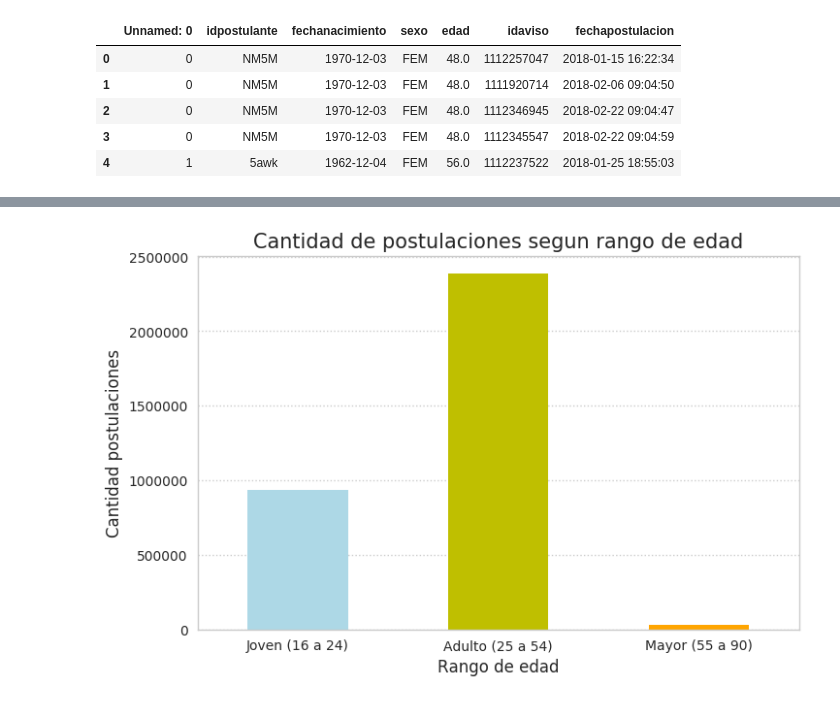
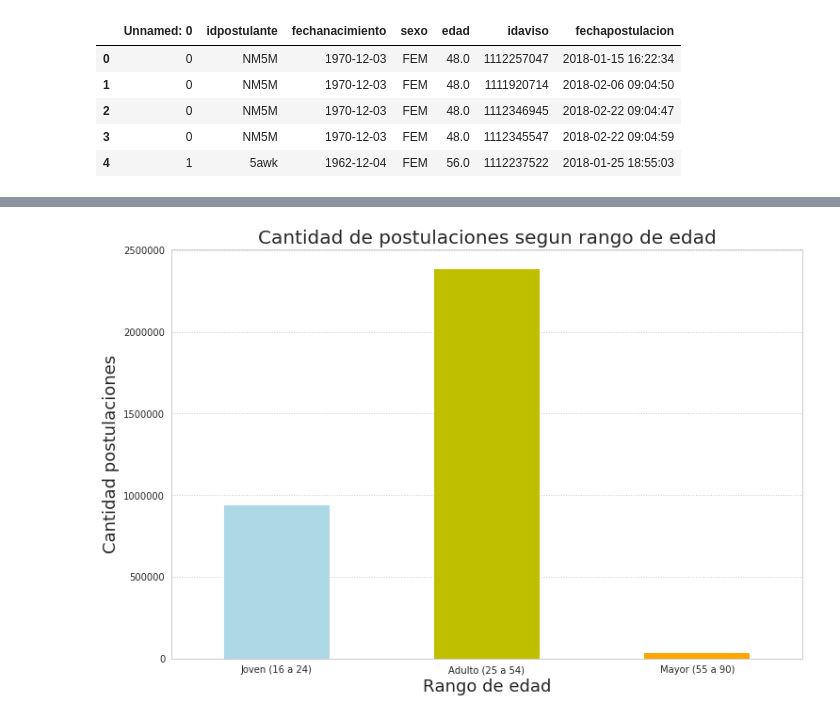
Before and after one commit to javierleyes/OrganizacionDeDatos, a Jupyter notebook: analisisLucas.ipynb, the cells around one changed output, grey strips where cells are left out. Cells and saved outputs as stored; diff of their text form; code cells hidden in the pictures.

Commit message:
Otro plot

```diff
--- a/analisisLucas.ipynb
+++ b/analisisLucas.ipynb
@@ -80,14 +89,14 @@ df_temp.head()
 # %%
 res_temp = pd.Series([(df_temp['edad'].dropna().between(16, 24, inclusive=True)).sum(),
            (df_temp['edad'].dropna().between(25, 54, inclusive=True)).sum(),
            (df_temp['edad'].dropna().between(55, 90, inclusive=True)).sum()])
 col = ['lightblue','y','Orange']
-plot = res_temp.plot(kind='bar', figsize=(8,5), rot=0, color=col)
-plot.set_xlabel('Rango de edad', fontsize=12)
-plot.set_ylabel('Cantidad postulaciones', fontsize=12)
-plot.set_title('Cantidad de postulaciones segun rango de edad', fontsize=15)
+plot = res_temp.plot(kind='bar', figsize=(12,8), rot=0, color=col)
+plot.set_xlabel('Rango de edad', fontsize=18)
+plot.set_ylabel('Cantidad postulaciones', fontsize=18)
+plot.set_title('Cantidad de postulaciones segun rango de edad', fontsize=20)
 plot.set_xticklabels( ('Joven (16 a 24)', 'Adulto (25 a 54)','Mayor (55 a 90)'))
 plot.grid(linestyle='dotted')
 plot.xaxis.grid(False);
 # %% [output]
-[figure, old version]
+[figure, new version]
```
Also changed, not shown: parts of 4 cells of this notebook.
